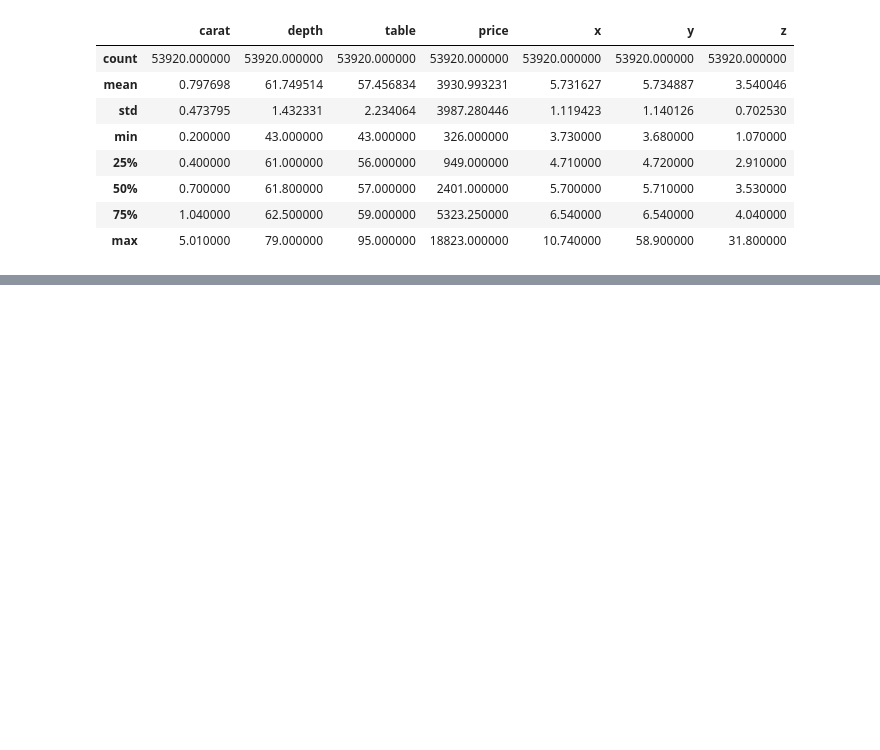
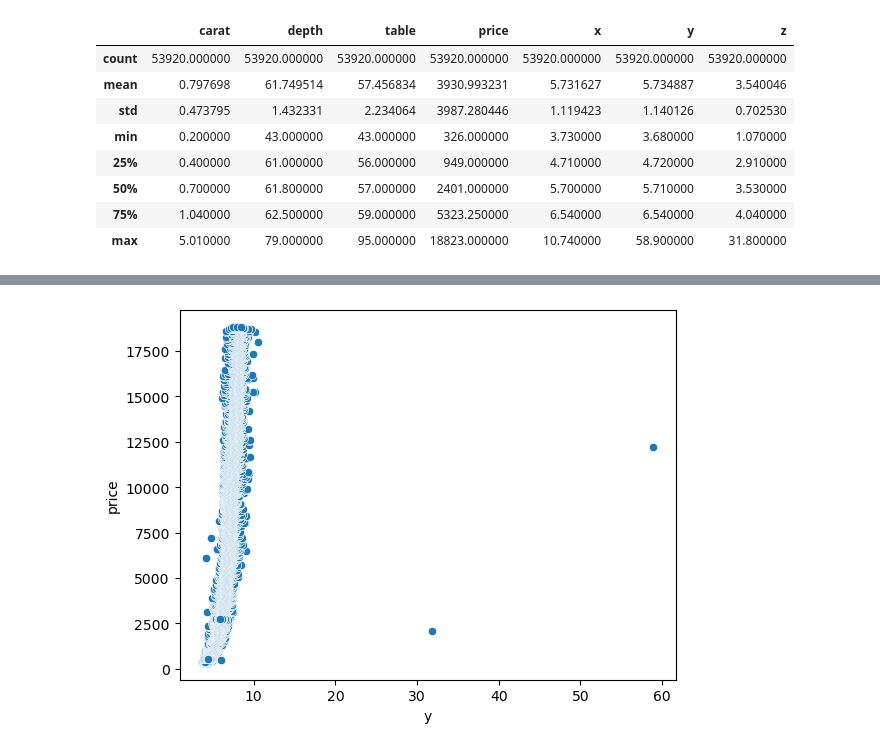
Before and after one commit to AbdullahTurgut/Machine-Learning, a Jupyter notebook: 11- SVMRegressor.ipynb, the cells around one changed output, grey strips where cells are left out. Drawn from its saved outputs; the diff is of its cells as text; code cells hidden in the pictures; blank space fills up the shorter version.

```diff
--- a/11- SVMRegressor.ipynb
+++ b/11- SVMRegressor.ipynb
@@ -99,0 +111,5 @@ df.describe()
+# %%
+sns.scatterplot(x=df['y'],y=df['price'])
+plt.show()
+# %% [output]
+[figure, added]
```
Also changed, not shown: parts of 16 cells of this notebook.
